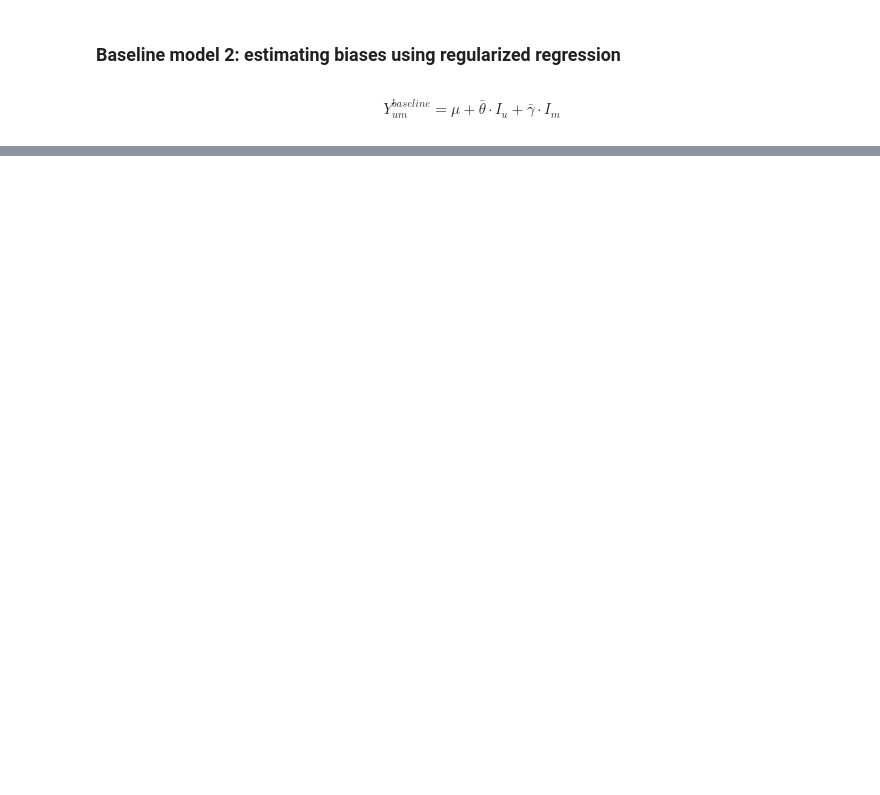
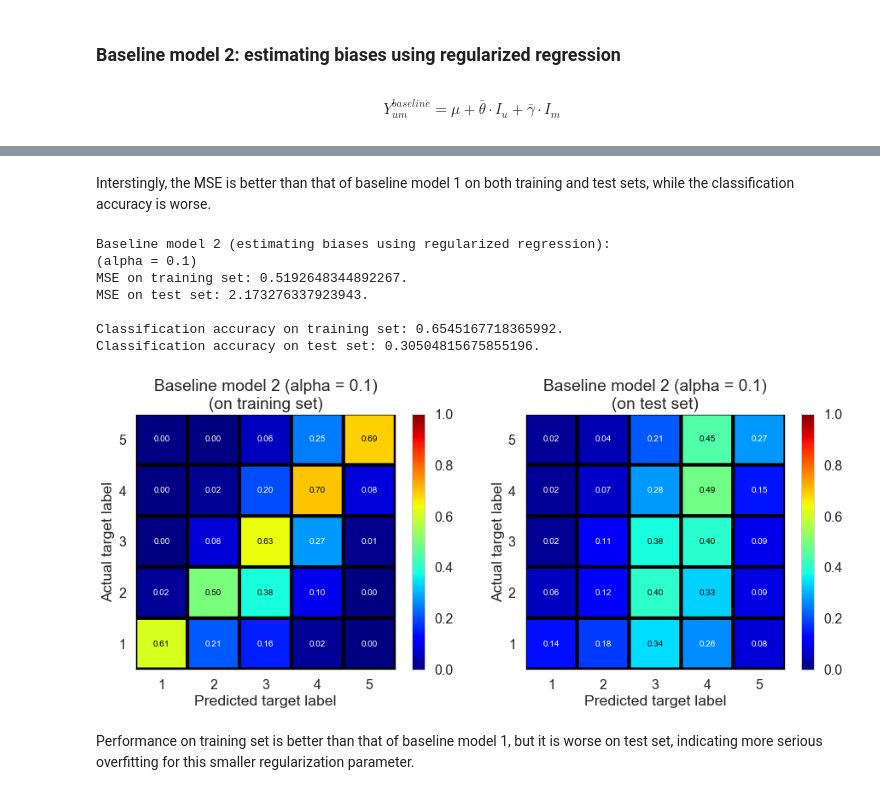
Before and after one commit to xuwd11/Recommender_Systems, a Jupyter notebook: 04_predictive_modeling.ipynb, the cells around one changed output, grey strips where cells are left out. Cells and saved outputs as stored; diff of their text form; code cells hidden in the pictures; blank space fills up the shorter version.

```diff
--- a/04_predictive_modeling.ipynb
+++ b/04_predictive_modeling.ipynb
@@ -286,0 +369,35 @@ print(len(X_train))
+# %% [markdown]
+Interstingly, the MSE is better than that of baseline model 1 on both training and test sets, while the classification accuracy is worse.
+# %%
+alpha = best_alpha2
+
+bm2 = BaselineRegression(alpha=alpha).fit(X_train, y_train)
+print('Baseline model 2 (estimating biases using regularized regression):')
+print('(alpha = {})'.format(alpha))
+print('MSE on training set: {}.'.format(bm2.score(X_train, y_train, scoring='mse')))
+print('MSE on test set: {}.'.format(bm2.score(X_test, y_test, scoring='mse')))
+print()
+print('Classification accuracy on training set: {}.'.format(bm2.score(X_train, y_train, classification=True)))
+print('Classification accuracy on test set: {}.'.format(bm2.score(X_test, y_test, classification=True)))
+
+y_pred_train_label = bm2.predict(X_train, classification=True)
+y_pred_test_label = bm2.predict(X_test, classification=True)
+
+plt.figure(figsize=(15, 5.5))
+plt.subplot(1, 2, 1)
+plot_cm(confusion_matrix(y_train, y_pred_train_label), 'Baseline model 2 (alpha = {})\n(on training set)'.\
+        format(alpha))
+plt.subplot(1, 2, 2)
+plot_cm(confusion_matrix(y_test, y_pred_test_label), 'Baseline model 2 (alpha = {})\n(on test set)'.\
+        format(alpha))
+# %% [output]
+Baseline model 2 (estimating biases using regularized regression):
+(alpha = 0.1)
+MSE on training set: 0.5192648344892267.
+MSE on test set: 2.173276337923943.
+
+Classification accuracy on training set: 0.6545167718365992.
+Classification accuracy on test set: 0.30504815675855196.
+[figure, added]
+# %% [markdown]
+Performance on training set is better than that of baseline model 1, but it is worse on test set, indicating more serious overfitting for this smaller regularization parameter.
```
Also changed, not shown: parts of 16 cells of this notebook.
